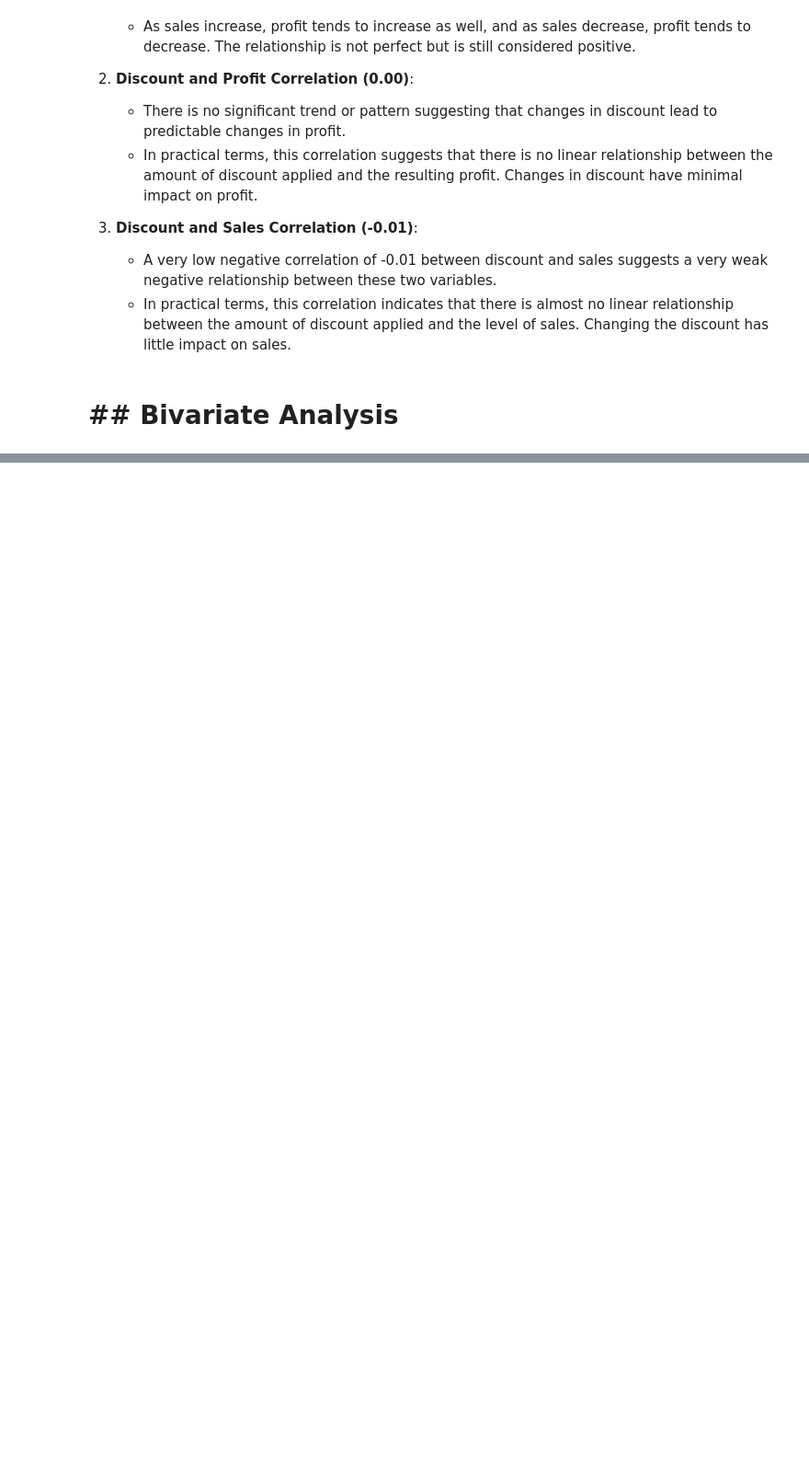
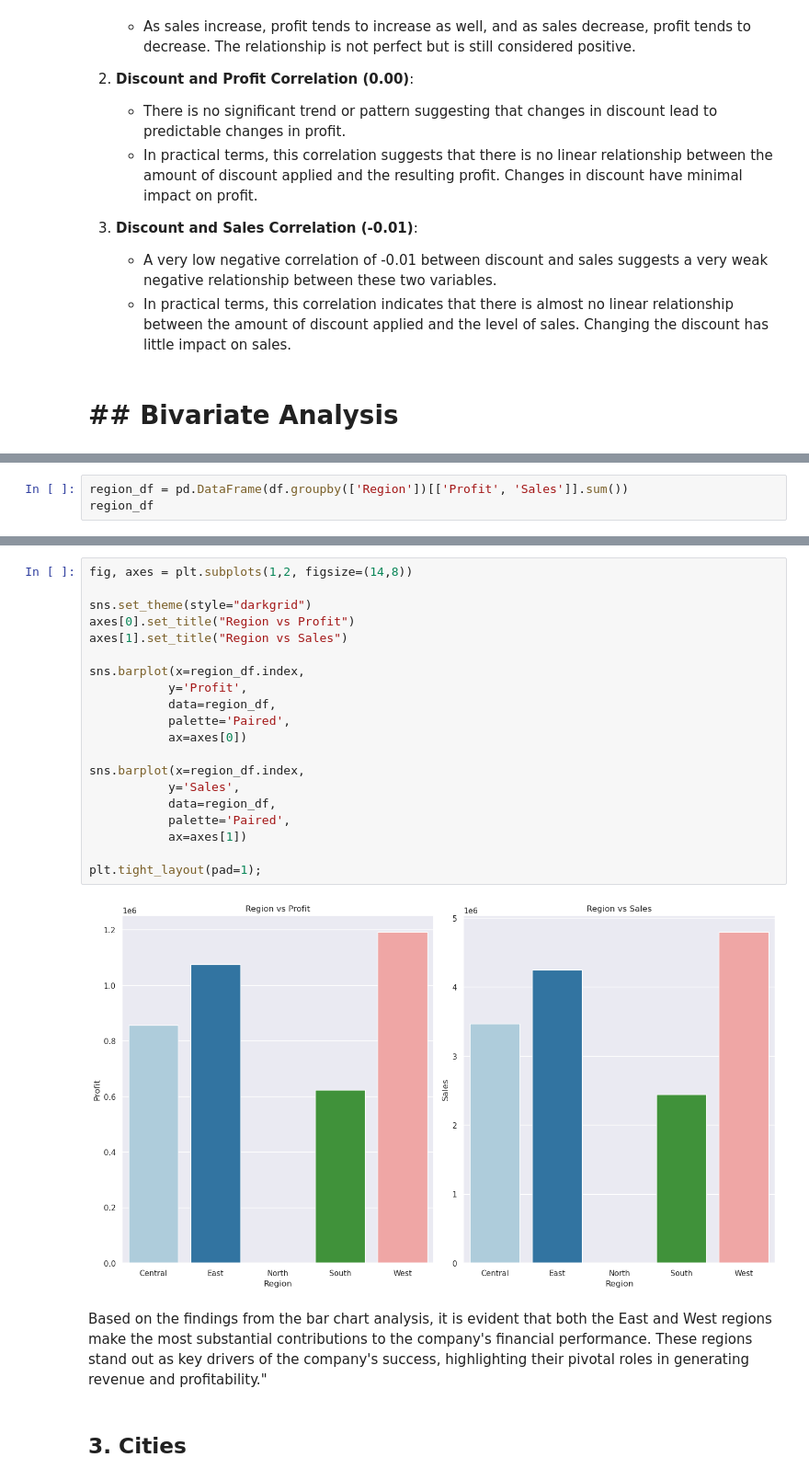
Before and after one commit to ayomide85/Exploratory-Data-Analysis, a Jupyter notebook: fork-of-supermart-sales-analysis.ipynb, the cells around one changed output, grey strips where cells are left out. Shown at 92% size. Drawn from its saved outputs; the diff is of its cells as text; blank space fills up the shorter version.

```diff
--- a/fork-of-supermart-sales-analysis.ipynb
+++ b/fork-of-supermart-sales-analysis.ipynb
@@ -271,0 +324,3 @@ plt.show()
+# %%
+region_df = pd.DataFrame(df.groupby(['Region'])[['Profit', 'Sales']].sum())
+region_df
@@ -271,0 +335,26 @@ plt.show()
+# %%
+fig, axes = plt.subplots(1,2, figsize=(14,8))
+
+sns.set_theme(style="darkgrid")
+axes[0].set_title("Region vs Profit")
+axes[1].set_title("Region vs Sales")
+
+sns.barplot(x=region_df.index,
+           y='Profit',
+           data=region_df,
+           palette='Paired',
+           ax=axes[0])
+
+sns.barplot(x=region_df.index,
+           y='Sales',
+           data=region_df,
+           palette='Paired',
+           ax=axes[1])
+
+plt.tight_layout(pad=1);
+# %% [output]
+[figure, added]
+# %% [markdown]
+Based on the findings from the bar chart analysis, it is evident that both the East and West regions make the most substantial contributions to the company's financial performance. These regions stand out as key drivers of the company's success, highlighting their pivotal roles in generating revenue and profitability."
+# %% [markdown]
+## 3. Cities
```
Also changed, not shown: parts of 36 cells of this notebook.
